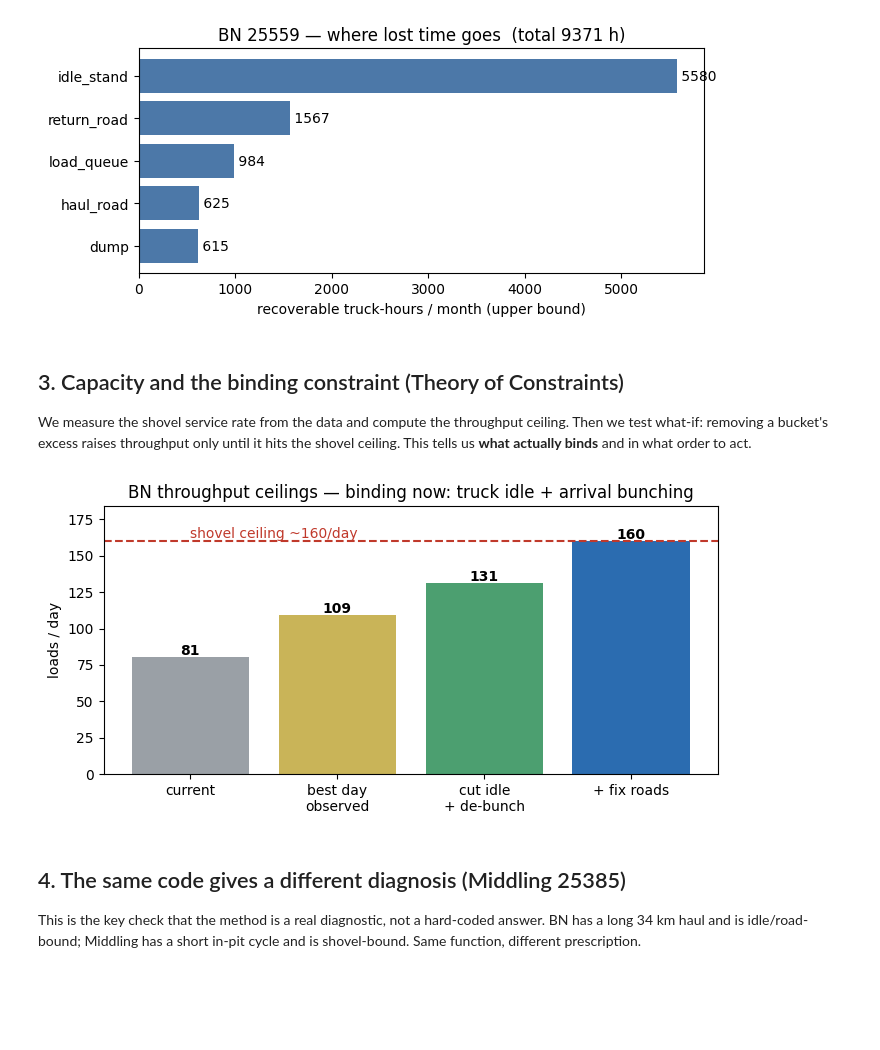
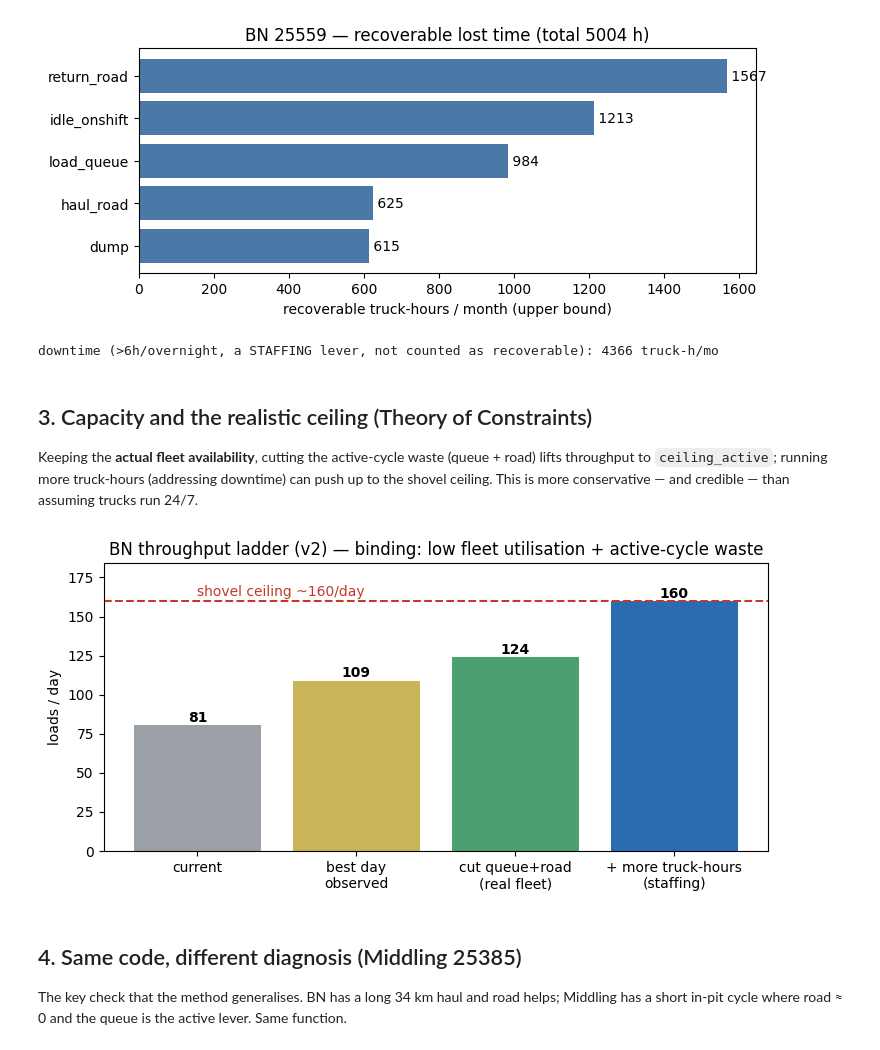
Before and after one commit to uranbileguka/GPS_project, a Jupyter notebook: agent/agent_demo.ipynb, the cells around one changed output. Saved outputs shown, nothing was run; the diff lists cells and outputs as text; code cells hidden in the pictures; blank space fills up the shorter version.

```diff
--- a/agent/agent_demo.ipynb
+++ b/agent/agent_demo.ipynb
@@ -50,49 +49,47 @@ These are **upper bounds**.
 # %%
 b = dx['attribution']['recoverable_truck_h']
 items = sorted(b.items(), key=lambda x: x[1])
-labels = [k for k, _ in items]
-vals = [v for _, v in items]
-fig, ax = plt.subplots(figsize=(7, 3.2))
+labels = [k for k, _ in items]; vals = [v for _, v in items]
+fig, ax = plt.subplots(figsize=(7.5, 3.2))
 ax.barh(labels, vals, color='#4c78a8')
 ax.set_xlabel('recoverable truck-hours / month (upper bound)')
-ax.set_title(f"BN {dx['zone_id']} — where lost time goes  (total {dx['attribution']['total_truck_h']} h)")
-for i, v in enumerate(vals):
-    ax.text(v, i, f' {v}', va='center')
+ax.set_title(f"BN {dx['zone_id']} — recoverable lost time (total {dx['attribution']['total_truck_h']} h)")
+for i, v in enumerate(vals): ax.text(v, i, f' {v}', va='center')
 plt.tight_layout(); plt.show()
+print(f"downtime (>6h/overnight, a STAFFING lever, not counted as recoverable): "
+      f"{dx['attribution']['downtime_truck_h']} truck-h/mo")
 # %% [output]
-[figure, old version]
+[figure, new version]
+downtime (>6h/overnight, a STAFFING lever, not counted as recoverable): 4366 truck-h/mo
-# %% [markdown]
-## 3. Capacity and the binding constraint (Theory of Constraints)
-
-We measure the shovel service rate from the data and compute the throughput ceiling.
-Then we test what-if: removing a bucket's excess raises throughput only until it hits the
-shovel ceiling. This tells us **what actually binds** and in what order to act.
+# %% [markdown]
+## 3. Capacity and the realistic ceiling (Theory of Constraints)
+
+Keeping the **actual fleet availability**, cutting the active-cycle waste (queue + road) lifts
+throughput to `ceiling_active`; running more truck-hours (addressing downtime) can push up to the
+shovel ceiling. This is more conservative — and credible — than assuming trucks run 24/7.
 # %%
 d = dx['decision']; t = dx['throughput']
 steps = [('current', t['loads_day']),
          ('best day\nobserved', t['best_day']),
-         ('cut idle\n+ de-bunch', d['supply_cut_idle']),
-         ('+ fix roads', d['ceiling_with_road'])]
+         ('cut queue+road\n(real fleet)', d['ceiling_active']),
+         ('+ more truck-hours\n(staffing)', d['shovel_ceiling'])]
 labels = [s[0] for s in steps]; vals = [s[1] for s in steps]
 colors = ['#9aa0a6', '#c9b458', '#4c9f70', '#2b6cb0']
-fig, ax = plt.subplots(figsize=(7, 3.6))
+fig, ax = plt.subplots(figsize=(7.5, 3.8))
 ax.bar(labels, vals, color=colors)
 ax.axhline(d['shovel_ceiling'], ls='--', color='#c0392b')
-ax.text(0, d['shovel_ceiling'] + 2, f"shovel ceiling ~{d['shovel_ceiling']}/day", color='#c0392b')
-ax.set_ylabel('loads / day')
-ax.set_title(f"BN throughput ceilings — binding now: {d['binding_now']}")
-for i, v in enumerate(vals):
-    ax.text(i, v + 1.5, f'{v:.0f}', ha='center', fontweight='bold')
-ax.set_ylim(0, d['shovel_ceiling'] * 1.15)
+ax.text(0, d['shovel_ceiling'] + 3, f"shovel ceiling ~{d['shovel_ceiling']}/day", color='#c0392b')
+for i, v in enumerate(vals): ax.text(i, v + 2, f'{v:.0f}', ha='center', fontweight='bold')
+ax.set_ylim(0, d['shovel_ceiling'] * 1.15); ax.set_ylabel('loads / day')
+ax.set_title("BN throughput ladder (v2) — binding: low fleet utilisation + active-cycle waste")
 plt.tight_layout(); plt.show()
 # %% [output]
-[figure, old version]
+[figure, new version]
 # %% [markdown]
-## 4. The same code gives a different diagnosis (Middling 25385)
+## 4. Same code, different diagnosis (Middling 25385)
 
-This is the key check that the method is a real diagnostic, not a hard-coded answer.
-BN has a long 34 km haul and is idle/road-bound; Middling has a short in-pit cycle and is
-shovel-bound. Same function, different prescription.
+The key check that the method generalises. BN has a long 34 km haul and road helps; Middling
+has a short in-pit cycle where road ≈ 0 and the queue is the active lever. Same function.
 # %%
 import pandas as pd
 dm = diagnose(25385)
```
Also changed, not shown: parts of 10 cells of this notebook, 6 other files.
